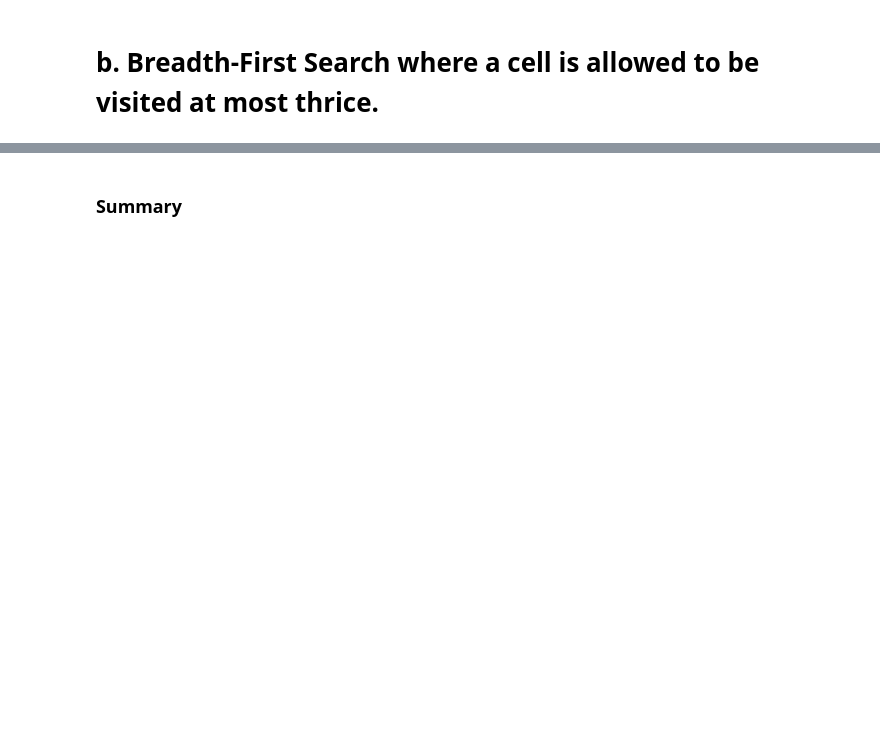
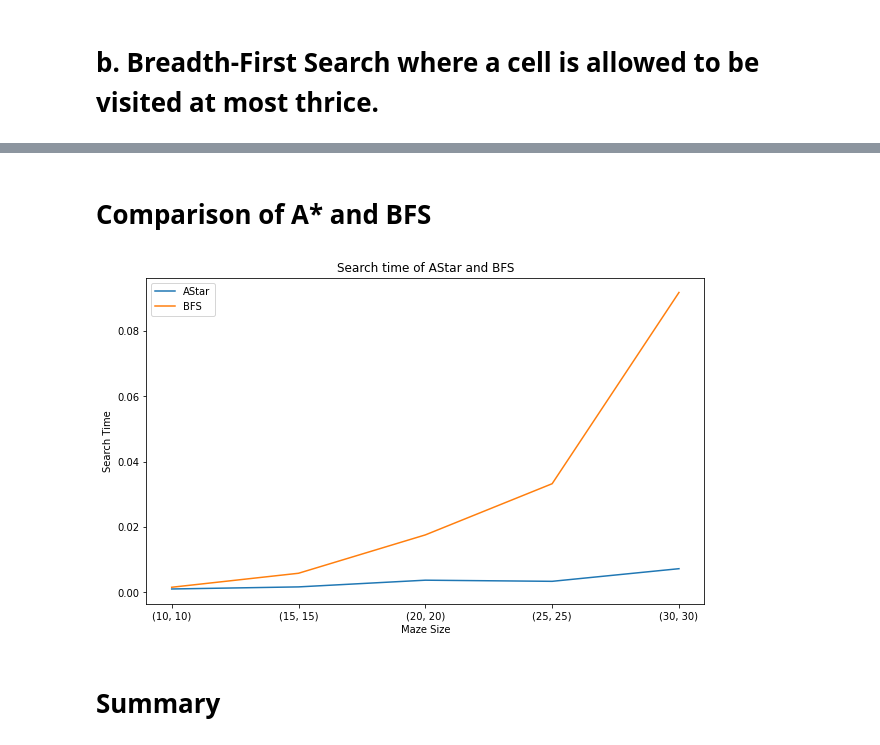
Before and after one commit to SalahAlHaismawi/Artificial-Intelligence-Problems, a Jupyter notebook: Assignment.ipynb, the cells around one changed output, grey strips where cells are left out. Drawn from its saved outputs; the diff is of its cells as text; code cells hidden in the pictures; blank space fills up the shorter version.

Commit message:
Summary done!

```diff
--- a/Assignment.ipynb
+++ b/Assignment.ipynb
@@ -310,2 +307,20 @@ plt.show()
+# %% [markdown]
+# Comparison of A* and BFS
+# %%
+maze_size = ['(10, 10)', '(15, 15)', '(20, 20)', '(25, 25)', '(30, 30)']
+
+search_time1 = df_AStar['Search Time'].values
+search_time2 = df_BFS['Search Time'].values
+
+plt.figure(figsize=(10, 6))
+plt.plot(maze_size, search_time1, label="AStar")
+plt.plot(maze_size, search_time2, label="BFS")
+plt.xlabel('Maze Size')
+plt.ylabel('Search Time')
+plt.title('Search time of AStar and BFS')
+plt.legend()
+plt.show()
+# %% [output]
+[figure, added]
 # %% [markdown]
-### Summary
+# Summary
```
Also changed, not shown: parts of 6 cells of this notebook.
